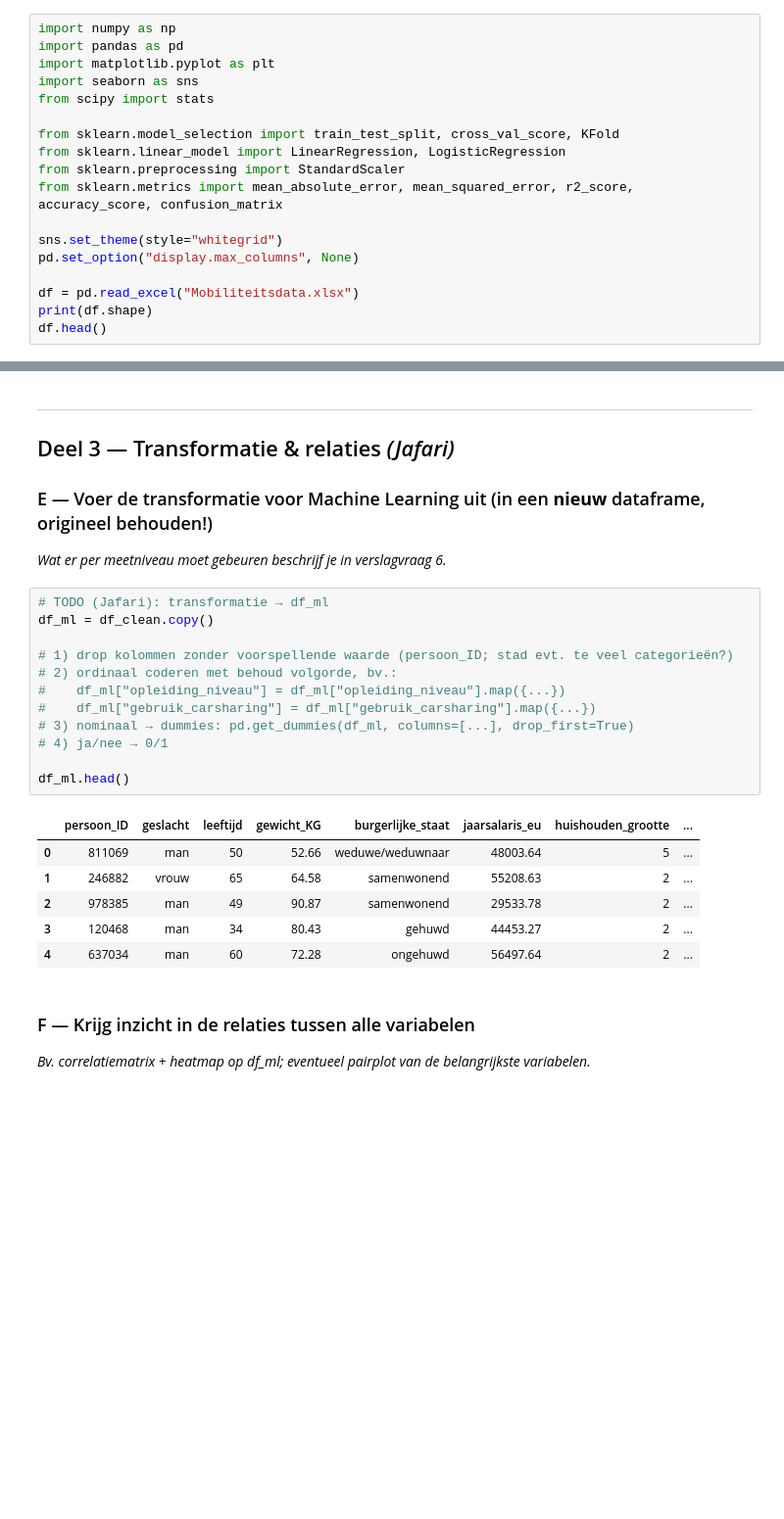
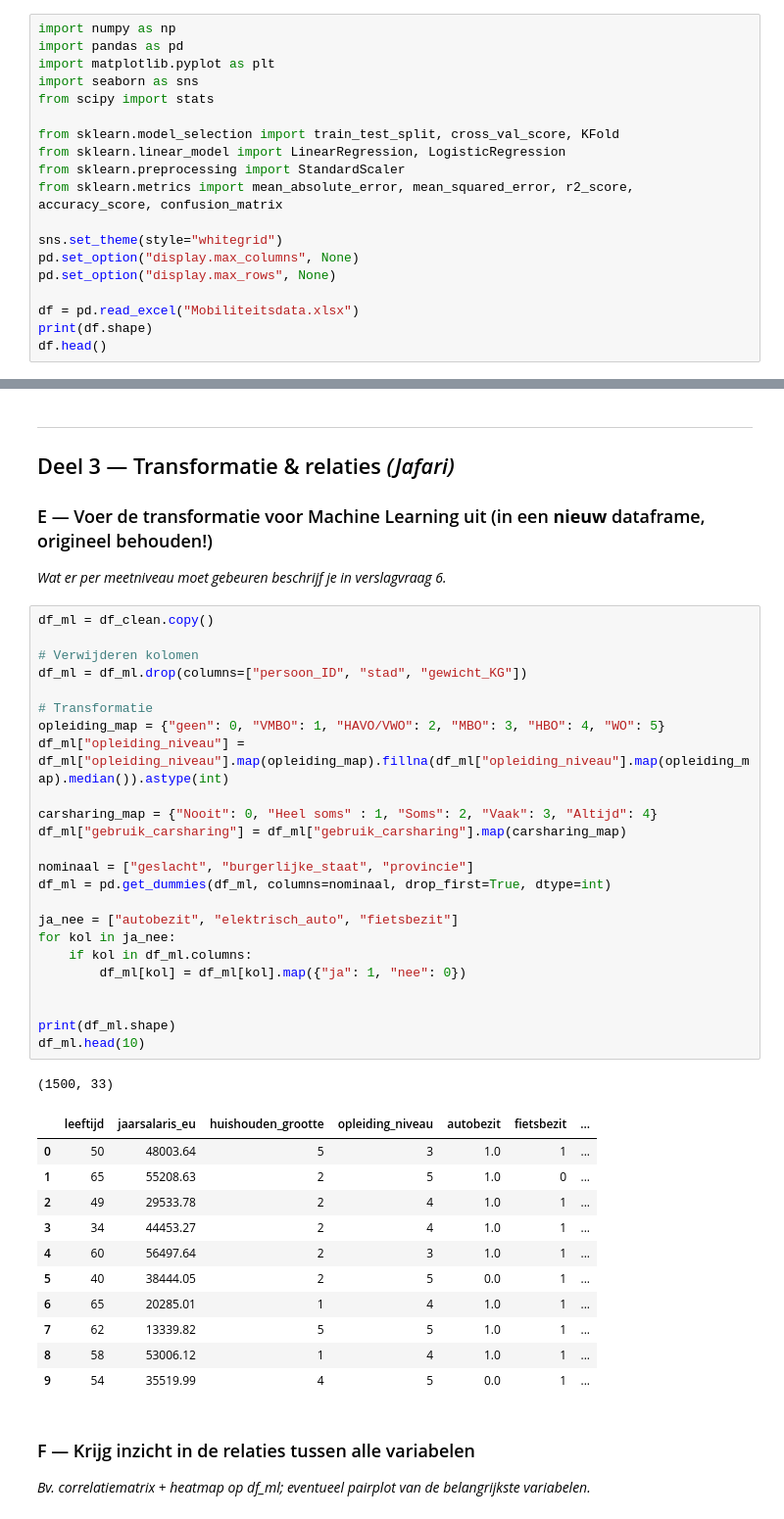
Before and after one commit to TJKDev1/Wiskunde-II-Porfolio-Groep-25, a Jupyter notebook: Portfolio_Groep25.ipynb, the cells around one changed output, grey strips where cells are left out. Shown at 98% size. Cells and saved outputs as stored; diff of their text form; blank space fills up the shorter version.

```diff
--- a/Portfolio_Groep25.ipynb
+++ b/Portfolio_Groep25.ipynb
@@ -53,6 +53,7 @@ from sklearn.metrics import mean_absolute_error, mean_squared_error, r2_score, a
 
 sns.set_theme(style="whitegrid")
 pd.set_option("display.max_columns", None)
+pd.set_option("display.max_rows", None)
 
 df = pd.read_excel("Mobiliteitsdata.xlsx")
 print(df.shape)
@@ -244,25 +247,43 @@ plt.show()
 
 ### E — Voer de transformatie voor Machine Learning uit (in een **nieuw** dataframe, origineel behouden!)
 *Wat er per meetniveau moet gebeuren beschrijf je in verslagvraag 6.*
-# %%
-# TODO (Jafari): transformatie → df_ml
-df_ml = df_clean.copy()
-
-# 1) drop kolommen zonder voorspellende waarde (persoon_ID; stad evt. te veel categorieën?)
-# 2) ordinaal coderen met behoud volgorde, bv.:
-#    df_ml["opleiding_niveau"] = df_ml["opleiding_niveau"].map({...})
-#    df_ml["gebruik_carsharing"] = df_ml["gebruik_carsharing"].map({...})
-# 3) nominaal → dummies: pd.get_dummies(df_ml, columns=[...], drop_first=True)
-# 4) ja/nee → 0/1
-
-df_ml.head()
-# %% [output]
-|  | persoon_ID | geslacht | leeftijd | gewicht_KG | burgerlijke_staat | jaarsalaris_eu | huishouden_grootte | ... |
-| 0 | 811069 | man | 50 | 52.66 | weduwe/weduwnaar | 48003.64 | 5 | ... |
-| 1 | 246882 | vrouw | 65 | 64.58 | samenwonend | 55208.63 | 2 | ... |
-| 2 | 978385 | man | 49 | 90.87 | samenwonend | 29533.78 | 2 | ... |
-| 3 | 120468 | man | 34 | 80.43 | gehuwd | 44453.27 | 2 | ... |
-| 4 | 637034 | man | 60 | 72.28 | ongehuwd | 56497.64 | 2 | ... |
+# %%
+df_ml = df_clean.copy()
+
+# Verwijderen kolomen
+df_ml = df_ml.drop(columns=["persoon_ID", "stad", "gewicht_KG"])
+
+# Transformatie
+opleiding_map = {"geen": 0, "VMBO": 1, "HAVO/VWO": 2, "MBO": 3, "HBO": 4, "WO": 5}
+df_ml["opleiding_niveau"] = df_ml["opleiding_niveau"].map(opleiding_map).fillna(df_ml["opleiding_niveau"].map(opleiding_map).median()).astype(int)
+
+carsharing_map = {"Nooit": 0, "Heel soms" : 1, "Soms": 2, "Vaak": 3, "Altijd": 4}
+df_ml["gebruik_carsharing"] = df_ml["gebruik_carsharing"].map(carsharing_map)
+
+nominaal = ["geslacht", "burgerlijke_staat", "provincie"]
+df_ml = pd.get_dummies(df_ml, columns=nominaal, drop_first=True, dtype=int)
+
+ja_nee = ["autobezit", "elektrisch_auto", "fietsbezit"]
+for kol in ja_nee:
+    if kol in df_ml.columns:
+        df_ml[kol] = df_ml[kol].map({"ja": 1, "nee": 0})
+
+
+print(df_ml.shape)
+df_ml.head(10)
+# %% [output]
+(1500, 33)
+|  | leeftijd | jaarsalaris_eu | huishouden_grootte | opleiding_niveau | autobezit | fietsbezit | ... |
+| 0 | 50 | 48003.64 | 5 | 3 | 1.0 | 1 | ... |
+| 1 | 65 | 55208.63 | 2 | 5 | 1.0 | 0 | ... |
+| 2 | 49 | 29533.78 | 2 | 4 | 1.0 | 1 | ... |
+| 3 | 34 | 44453.27 | 2 | 4 | 1.0 | 1 | ... |
+| 4 | 60 | 56497.64 | 2 | 3 | 1.0 | 1 | ... |
+| 5 | 40 | 38444.05 | 2 | 5 | 0.0 | 1 | ... |
+| 6 | 65 | 20285.01 | 1 | 4 | 1.0 | 1 | ... |
+| 7 | 62 | 13339.82 | 5 | 5 | 1.0 | 1 | ... |
+| 8 | 58 | 53006.12 | 1 | 4 | 1.0 | 1 | ... |
+| 9 | 54 | 35519.99 | 4 | 5 | 0.0 | 1 | ... |
 # %% [markdown]
 ### F — Krijg inzicht in de relaties tussen alle variabelen
 *Bv. correlatiematrix + heatmap op df_ml; eventueel pairplot van de belangrijkste variabelen.*
```
Also changed, not shown: parts of 25 cells of this notebook, 1 other file.
